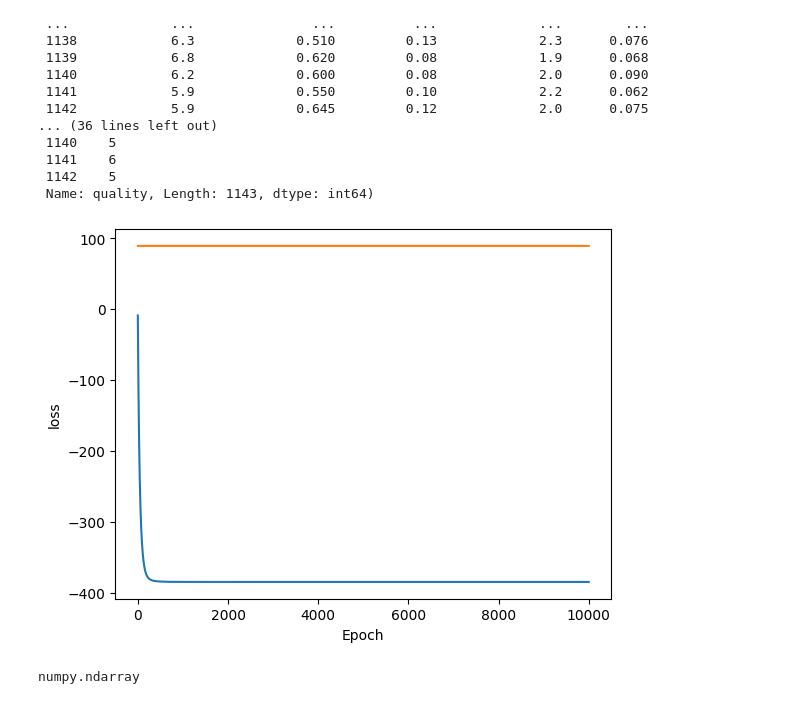
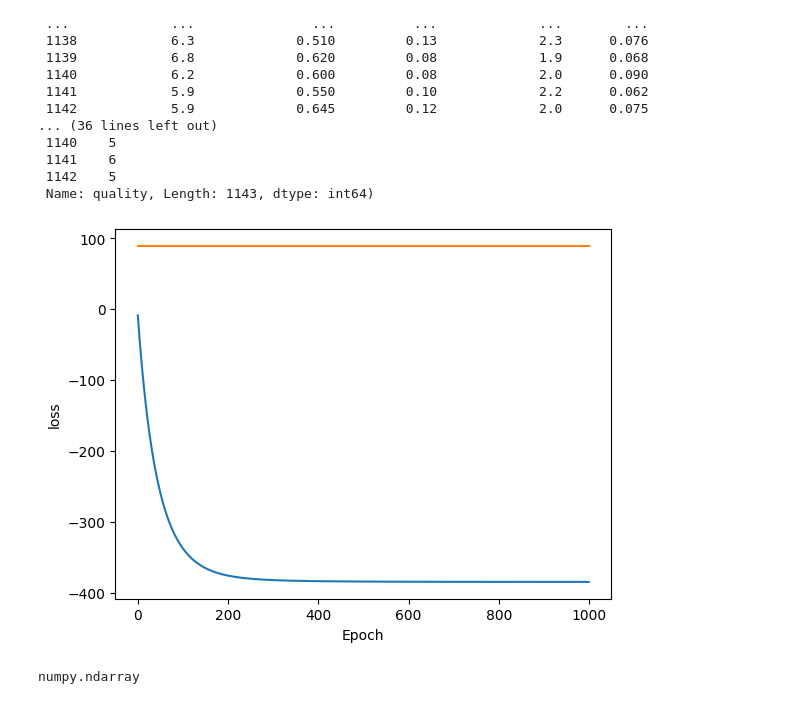
Before and after one commit to gitbhusalhubpramish/wine-quality-svm-kernel, a Jupyter notebook: notebookdbac78a3d6.ipynb, the cells around one changed output. Drawn from its saved outputs; the diff is of its cells as text; code cells hidden in the pictures.

```diff
--- a/notebookdbac78a3d6.ipynb
+++ b/notebookdbac78a3d6.ipynb
@@ -148,19 +148,19 @@ def train(x,y,a,lr=0.01):
 # %%
 losses = []
 acc = []
 y6 = pd.Series(np.where(ytrain==7,1,-1), index=ytrain.index)
 y6t = pd.Series(np.where(ytest==7,1,-1), index=ytest.index)
-for i in range(10000):
+for i in range(1000):
     a=train(xtrain, y6,a)
     acc.append(accuracy_score(predictone(xtest,y6,a).get(), y6t))
     losses.append(float(loss(xtrain,y6)))
 plt.plot(losses)
 plt.plot(np.array(acc)*100)
 plt.xlabel("Epoch")
 plt.ylabel("loss")
 plt.show()
 # %% [output]
-[figure, old version]
+[figure, new version]
 # %%
 type(a)
 # %% [output]
```
Also changed, not shown: parts of 1 cell of this notebook.
